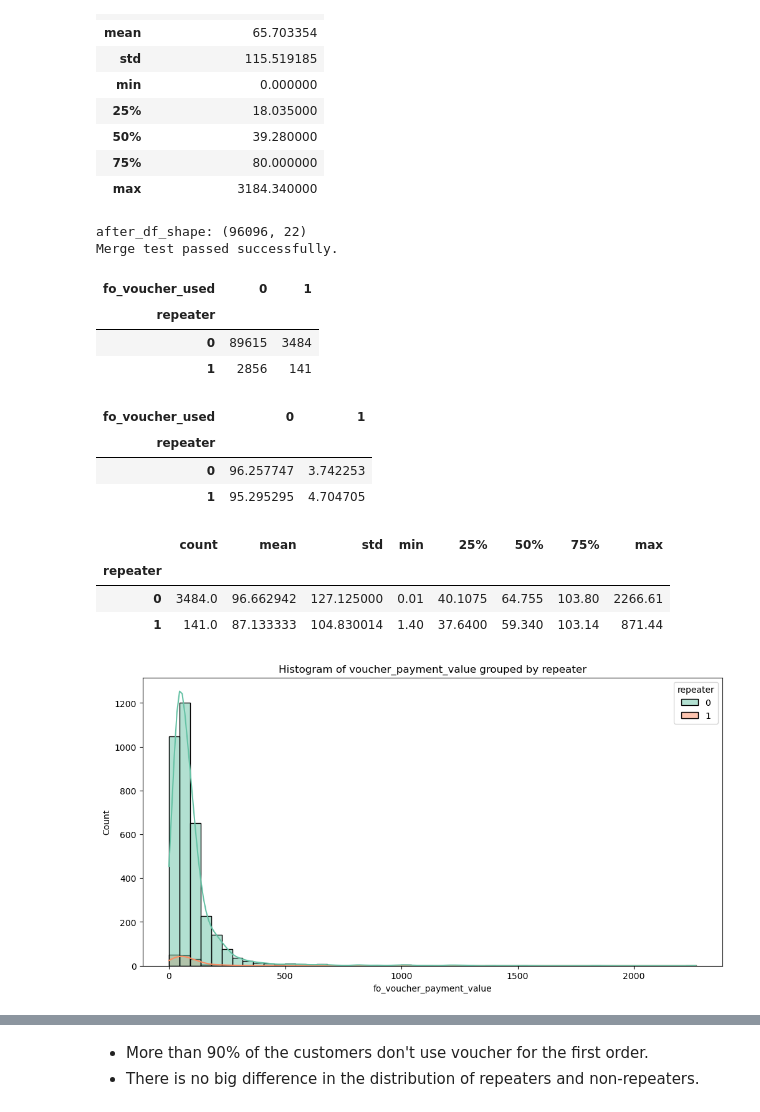
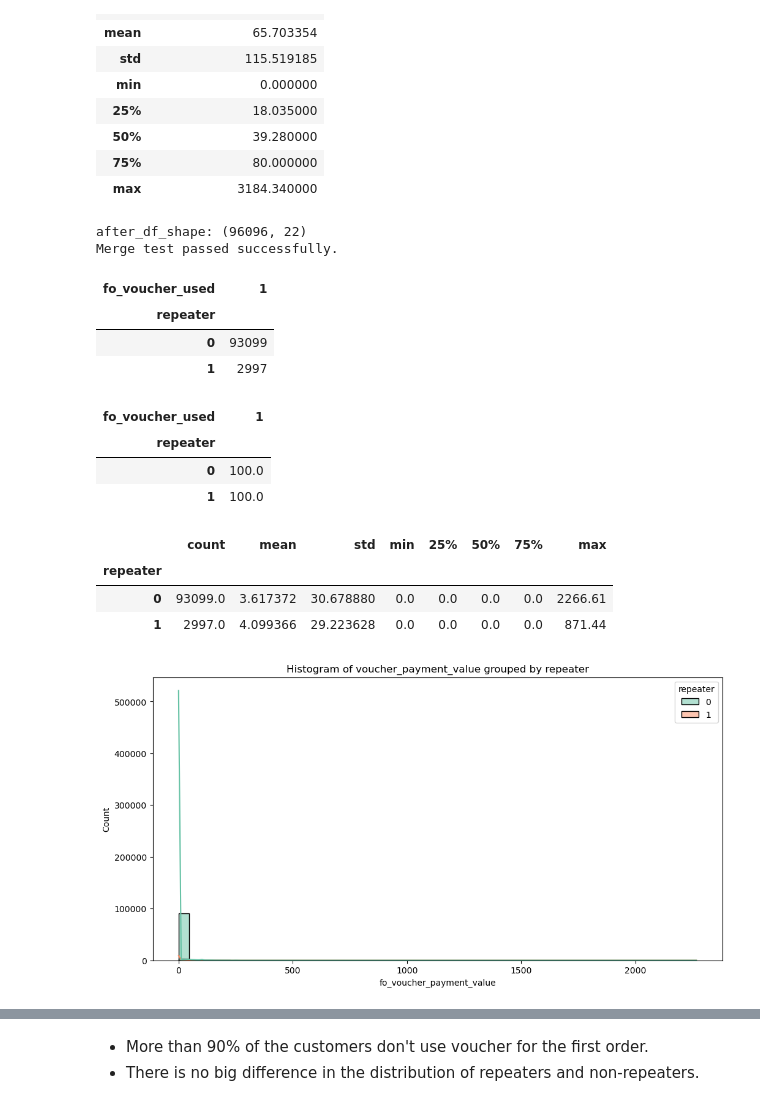
Before and after one commit to Yuki-bach/marketing, a Jupyter notebook: notebooks/feature_engineering.ipynb, the cells around one changed output, grey strips where cells are left out. Cells and saved outputs as stored; diff of their text form; code cells hidden in the pictures.

```diff
--- a/notebooks/feature_engineering.ipynb
+++ b/notebooks/feature_engineering.ipynb
@@ -411,50 +411,51 @@ df_voucher.describe()
 # %%
 ## Merge with df_voucher
 ## An order can have multiple voucher payments, so we sum them up
 df_voucher = df_voucher.groupby('order_id')['voucher_payment_value'].sum().reset_index()
 df_shape = df.shape
 df = pd.merge(
     df, df_voucher,
     left_on='fo_order_id', right_on='order_id',
     how='left'
 )
+df['voucher_payment_value'].fillna(0, inplace=True)
 df.drop('order_id', axis=1, inplace=True)
 test_merge_results(df_shape, df, 1)
 
 df.rename({
     'voucher_payment_value': 'fo_voucher_payment_value'
 }, axis=1, inplace=True)
 
 ## Create a new column, called voucher_used
 df['fo_voucher_used'] = df['fo_voucher_payment_value'].apply(lambda x: 0 if np.isnan(x) else 1)
 df['fo_voucher_used'] = df['fo_voucher_used'].astype('int8')
     ## 1: used, 0: not used
 df.groupby('repeater')['fo_voucher_used'].value_counts().unstack(fill_value=0)
 # %% [output]
 after_df_shape: (96096, 22)
 Merge test passed successfully.
-| fo_voucher_used | 0 | 1 |
-| repeater |  |  |
-| 0 | 89615 | 3484 |
-| 1 | 2856 | 141 |
+| fo_voucher_used | 1 |
+| repeater |  |
+| 0 | 93099 |
+| 1 | 2997 |
 # %%
 ## Calculate the percentage of voucher_used grouped by repeater
 voucher_counts = df.groupby('repeater')['fo_voucher_used'].value_counts().unstack(fill_value=0)
 voucher_percentages = voucher_counts.div(voucher_counts.sum(axis=1), axis=0) * 100
 voucher_percentages
 # %% [output]
-| fo_voucher_used | 0 | 1 |
-| repeater |  |  |
-| 0 | 96.257747 | 3.742253 |
-| 1 | 95.295295 | 4.704705 |
+| fo_voucher_used | 1 |
+| repeater |  |
+| 0 | 100.0 |
+| 1 | 100.0 |
 # %%
 ## How much money is spent on vouchers?
 df.groupby('repeater')['fo_voucher_payment_value'].describe()
 # %% [output]
 |  | count | mean | std | min | 25% | 50% | 75% | max |
 | repeater |  |  |  |  |  |  |  |  |
-| 0 | 3484.0 | 96.662942 | 127.125000 | 0.01 | 40.1075 | 64.755 | 103.80 | 2266.61 |
-| 1 | 141.0 | 87.133333 | 104.830014 | 1.40 | 37.6400 | 59.340 | 103.14 | 871.44 |
+| 0 | 93099.0 | 3.617372 | 30.678880 | 0.0 | 0.0 | 0.0 | 0.0 | 2266.61 |
+| 1 | 2997.0 | 4.099366 | 29.223628 | 0.0 | 0.0 | 0.0 | 0.0 | 871.44 |
 # %%
 ## histogram of voucher_payment_value grouped by repeater
 plt.figure(figsize=(12, 6))
@@ -462,7 +463,7 @@ sns.histplot(data=df, x='fo_voucher_payment_value', hue='repeater', kde=True, bi
 plt.title('Histogram of voucher_payment_value grouped by repeater')
 plt.show()
 # %% [output]
-[figure, old version]
+[figure, new version]
 # %%
 ## Remove outliers
 plt.figure(figsize=(12, 6))
```
Also changed, not shown: parts of 6 cells of this notebook, 2 other files.
